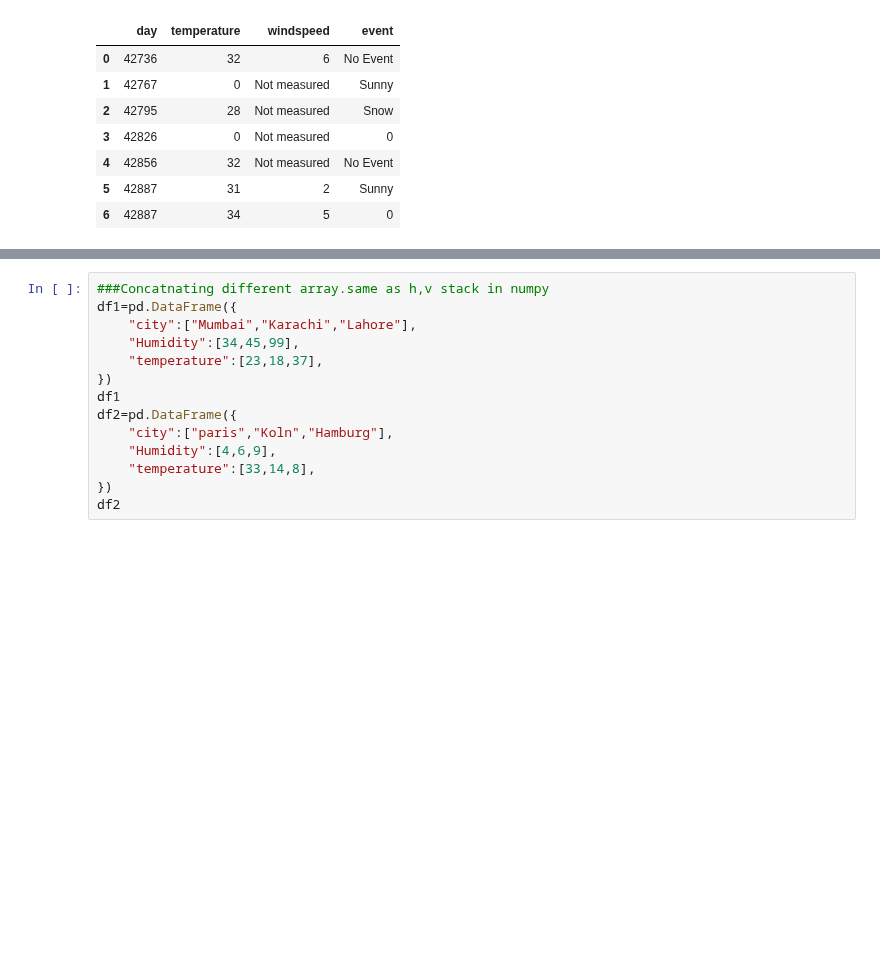
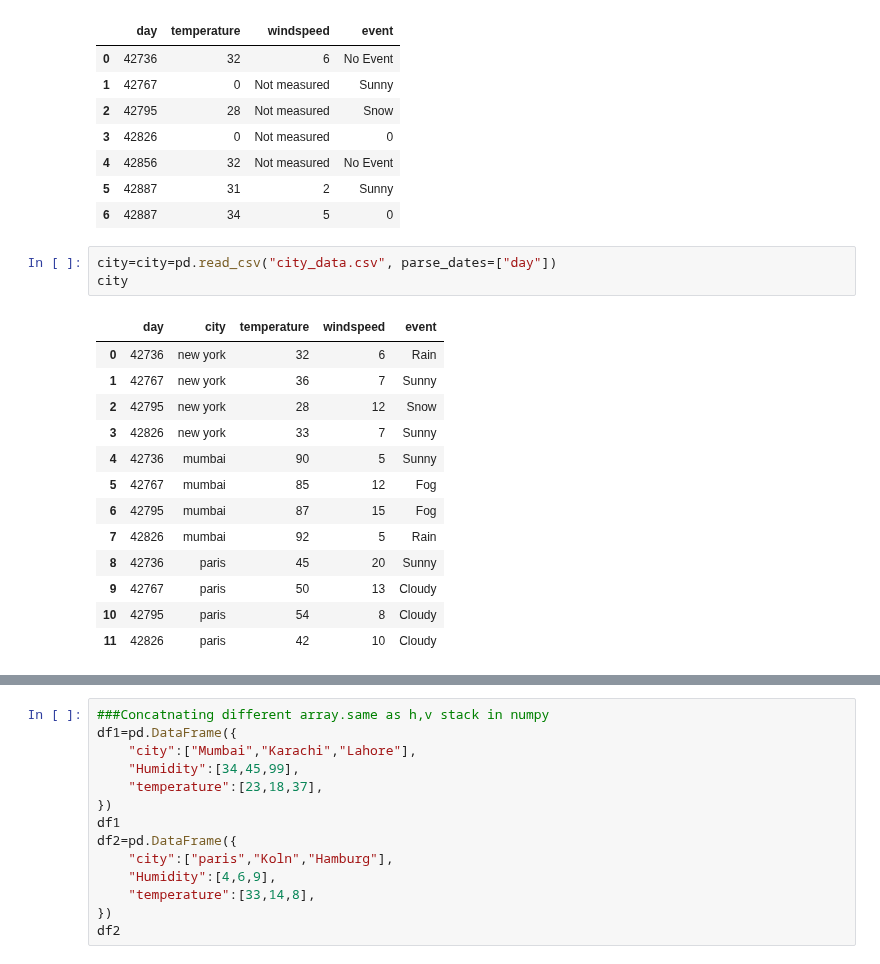
Before and after one commit to asad521/Machine-Learning-Data-Analysis, a Jupyter notebook: Panda_advance.ipynb, the cells around one changed output, grey strips where cells are left out. Cells and saved outputs as stored; diff of their text form; blank space fills up the shorter version.

Commit message:
Panda Data cleaning files added

```diff
--- a/Panda_advance.ipynb
+++ b/Panda_advance.ipynb
@@ -231,6 +218,23 @@ df.replace({
 | 4 | 42856 | 32 | Not measured | No Event |
 | 5 | 42887 | 31 | 2 | Sunny |
 | 6 | 42887 | 34 | 5 | 0 |
+# %%
+city=city=pd.read_csv("city_data.csv", parse_dates=["day"])
+city
+# %% [output]
+|  | day | city | temperature | windspeed | event |
+| 0 | 42736 | new york | 32 | 6 | Rain |
+| 1 | 42767 | new york | 36 | 7 | Sunny |
+| 2 | 42795 | new york | 28 | 12 | Snow |
+| 3 | 42826 | new york | 33 | 7 | Sunny |
+| 4 | 42736 | mumbai | 90 | 5 | Sunny |
+| 5 | 42767 | mumbai | 85 | 12 | Fog |
+| 6 | 42795 | mumbai | 87 | 15 | Fog |
+| 7 | 42826 | mumbai | 92 | 5 | Rain |
+| 8 | 42736 | paris | 45 | 20 | Sunny |
+| 9 | 42767 | paris | 50 | 13 | Cloudy |
+| 10 | 42795 | paris | 54 | 8 | Cloudy |
+| 11 | 42826 | paris | 42 | 10 | Cloudy |
 # %%
 #This function basically give statistic based on key/columns values/group object key
 # grouping data on parameter of specific columns
```
Also changed, not shown: parts of 4 cells of this notebook, 10 other files.
